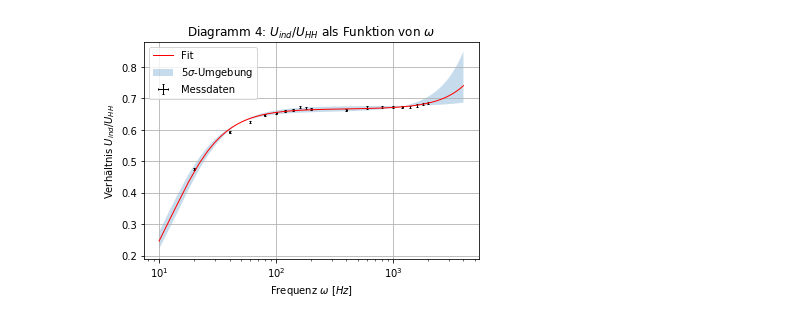
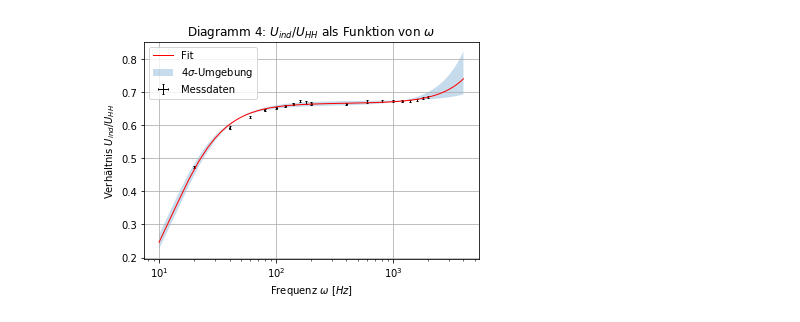
Before and after one commit to Sjevka/PAP2.2, a Jupyter notebook: 245.ipynb, the cells around one changed output. Saved outputs shown, nothing was run; the diff lists cells and outputs as text; code cells hidden in the pictures.

```diff
--- a/245.ipynb
+++ b/245.ipynb
@@ -289,46 +277,40 @@ Wahrscheinlichkeit ein größeres oder gleiches Chi-Quadrat zu erhalten= 0.0%
 %matplotlib inline
 import matplotlib.pyplot as plt
 import numpy as np
+
+#Messwerte aus Tabelle 4: U_HH und U_ind über f
+f = np.array([20.0,40.0,60.0,80,100,120,140,160,180,200,400,600,800,1000,1200,1400,1600,1800,2000])
+fehler_f = np.array([0.1,0.1,0.4,0.4,1,1,1,1,1,1,1,2,2,5,5,5,5,5,5])
+
+U_ind = np.array([3.32,4.20,4.42,4.54,4.58,4.60,4.62,4.64,4.64,4.62,4.62,4.62,4.62,4.62,4.62,4.62,4.66,4.68,4.70])
+fehler_U_ind = np.array([0.02,0.02,0.02,0.02,0.02,0.02,0.02,0.02,0.02,0.02,0.02,0.02,0.02,0.02,0.02,0.02,0.02,0.02,0.02])
+
+U_HH = np.array([7.00,7.08,7.08,7.02,7.02,6.98,6.96,6.90,6.94,6.94,6.96,6.88,6.86,6.86,6.86,6.86,6.88,6.86,6.86])
+fehler_U_HH = np.array([0.02,0.02,0.02,0.02,0.02,0.02,0.02,0.02,0.02,0.02,0.02,0.02,0.02,0.02,0.02,0.02,0.02,0.02,0.02])
+
+r = U_ind/U_HH
+fehler_r = np.sqrt((fehler_U_HH/U_HH)**2+(fehler_U_ind/U_ind)**2)*r
+
+#Fitfunktion
 from scipy import odr
-from scipy.stats import chi2
 
-#Werte aus Tabelle 4: U_HH und U_ind über f
-
-f=np.array([20.0,40.0,60.0,80,100,120,140,160,180,200,400,600,800,1000,1200,1400,1600,1800,2000])
-fehler_f=np.array([0.1,0.1,0.4,0.4,1,1,1,1,1,1,1,2,2,5,5,5,5,5,5])
-
-U_ind=np.array([3.32,4.20,4.42,4.54,4.58,4.60,4.62,4.64,4.64,4.62,4.62,4.62,4.62,4.62,4.62,4.62,4.66,4.68,4.70])
-fehler_U_ind=np.array([0.02,0.02,0.02,0.02,0.02,0.02,0.02,0.02,0.02,0.02,0.02,0.02,0.02,0.02,0.02,0.02,0.02,0.02,0.02])
-
-U_HH=np.array([7.00,7.08,7.08,7.02,7.02,6.98,6.96,6.90,6.94,6.94,6.96,6.88,6.86,6.86,6.86,6.86,6.88,6.86,6.86])
-fehler_U_HH=np.array([0.02,0.02,0.02,0.02,0.02,0.02,0.02,0.02,0.02,0.02,0.02,0.02,0.02,0.02,0.02,0.02,0.02,0.02,0.02])
-
-r=U_ind/U_HH
-fehler_r=np.sqrt((fehler_U_HH/U_HH)**2+(fehler_U_ind/U_ind)**2)*r
-
-#Fit von Messwerten
-
-def reg(p, x):
+def fit_func(p, x):
     (a, b, c) = p
     return (a**2+(b*x)**2)/(1+(c/x)**2)
 
-# Model
-model_func = odr.Model(reg)
+model = odr.Model(fit_func)
 
-#Messdaten
-x=f
-y=r
+#darzustellende Daten
+x = f
+y = r
 delta_x = fehler_f
 delta_y = fehler_r
 
+#Startparameter
+para0 = [1.0, 1.0, 1.0]
 
-#Messdaten einlesen
 data = odr.RealData(x, y, sx=delta_x, sy=delta_y)
-
-#Model und Daten verknüpfen
-odr = odr.ODR(data, model_func, beta0=[ 1.0, 1.0, 1.0])
-
-#Regression
+odr = odr.ODR(data, model, beta0=para0)
 out = odr.run()
 
 #1-Sigma
@@ -336,15 +318,15 @@ popt = out.beta
 perr = out.sd_beta
 
 #Sigma-Umgebung
-nstd = 5 #um n-Sigma-Umgebung zu zeichnen
-popt_top = popt + nstd * perr
-popt_bot = popt - nstd * perr
+nstd = 4 #um n-Sigma-Umgebung zu zeichnen
+popt_top = popt+nstd*perr
+popt_bot = popt-nstd*perr
 
 #Plot-Umgebung
 x_fit = np.linspace(min(x)/2, max(x)*2, 1000)
-fit = reg(popt, x_fit)
-fit_top = reg(popt_top, x_fit)
-fit_bot = reg(popt_bot, x_fit)
+fit = fit_func(popt, x_fit)
+fit_top = fit_func(popt_top, x_fit)
+fit_bot = fit_func(popt_bot, x_fit)
 
 #Plot
 fig, ax = plt.subplots(1)
@@ -353,27 +335,28 @@ plt.title('Diagramm 4: '+r'${U_{ind}}/{U_{HH}}$'+' als Funktion von '+r'$\omega$
 plt.grid(True)
 plt.xscale('log')
 plt.xlabel('Frequenz '+r'$\omega$'+' '+r'${[Hz]}$')
-plt.ylabel('Verhältnis '+r'${U_{ind}}/{U_{HH}}$' + ' ' + r'${}$')
+plt.ylabel('Verhältnis '+r'${U_{ind}}/{U_{HH}}$'+' '+r'${}$')
 plt.plot(x_fit, fit, 'r', lw=1, label='Fit')
 ax.fill_between(x_fit, fit_top, fit_bot, alpha=.25, label=str(nstd)+r'$\sigma$'+'-Umgebung')
 plt.legend(loc='best')
 
+#Chi-Quadrat orthogonal
+from scipy.stats import chi2
+
+dof = x.size-popt.size
+chisquare = np.sum(((fit_func(popt, x)-y)**2)/(delta_y**2+((fit_func(popt, x+delta_x)-fit_func(popt, x-delta_x))/2)**2))
+chisquare_red = chisquare/dof
+prob = round(1-chi2.cdf(chisquare,dof),2)*100
+
 #Output
-plt.savefig("figures/245_Diagramm4.pdf", format="pdf")
+plt.savefig('figures/245_Diagramm4.pdf', format='pdf')
 
-#Chi-Quadrat
-dof=x.size-popt.size
-chisquare=np.sum(((reg([*popt], x)-y)/delta_y)**2)
-chisquare_red=chisquare/dof
-prob=round(1-chi2.cdf(chisquare,dof),2)*100
-
-#Ausgabe
-print("R_2/R_HH = ", abs(popt[0]), ", Standardfehler = ", perr[0])
-print("L_2/R_HH [s]= ", abs(popt[1]), ", Standardfehler = ", perr[1])
-print("L_HH/R_HH [s]= ", abs(popt[2]), ", Standardfehler = ", perr[2])
+print('R_2/R_HH =', abs(popt[0]), ', Standardfehler =', perr[0])
+print('L_2/R_HH [s]=', abs(popt[1]), ', Standardfehler =', perr[1])
+print('L_HH/R_HH [s]=', abs(popt[2]), ', Standardfehler =', perr[2])
 print('\n')
-print("Chi-Quadrat = ", chisquare)
-print("Freiheitsgrade = ", dof)
-print("Chi-Quadrat reduziert = ", chisquare_red)
-print("Wahrscheinlichkeit ein größeres oder gleiches Chi-Quadrat zu erhalten= "+str(prob)+"%")
+print('Chi-Quadrat =', chisquare)
+print('Freiheitsgrade =', dof)
+print('Chi-Quadrat reduziert =', chisquare_red)
+print('Wahrscheinlichkeit ein größeres oder gleiches Chi-Quadrat zu erhalten = {value:.0f}'.format(value=prob), '%')
 # %% [output]
@@ -389 +372 @@ Wahrscheinlichkeit ein größeres oder gleiches Chi-Quadrat zu erhalten= 0.0%
-[figure, old version]
+[figure, new version]
```
Also changed, not shown: parts of 6 cells of this notebook, 4 other files.
